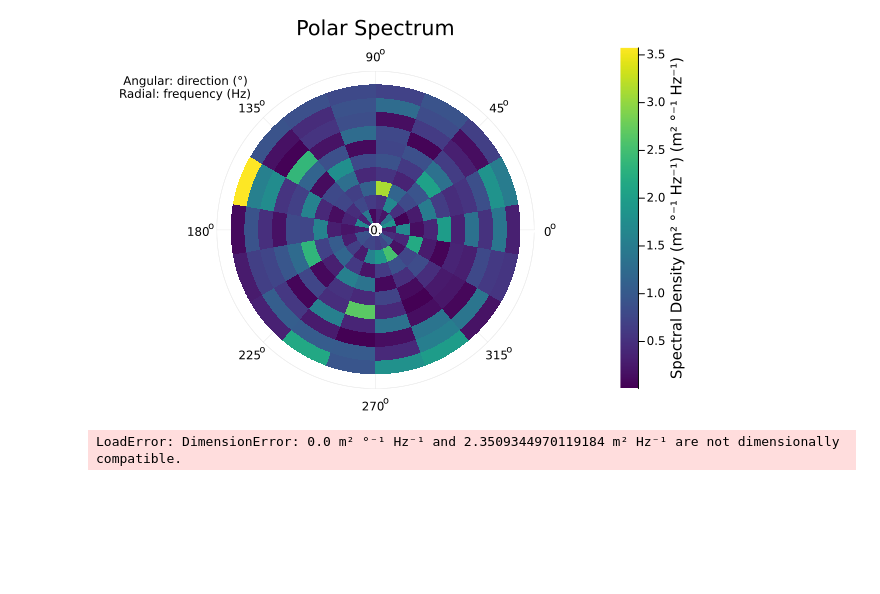
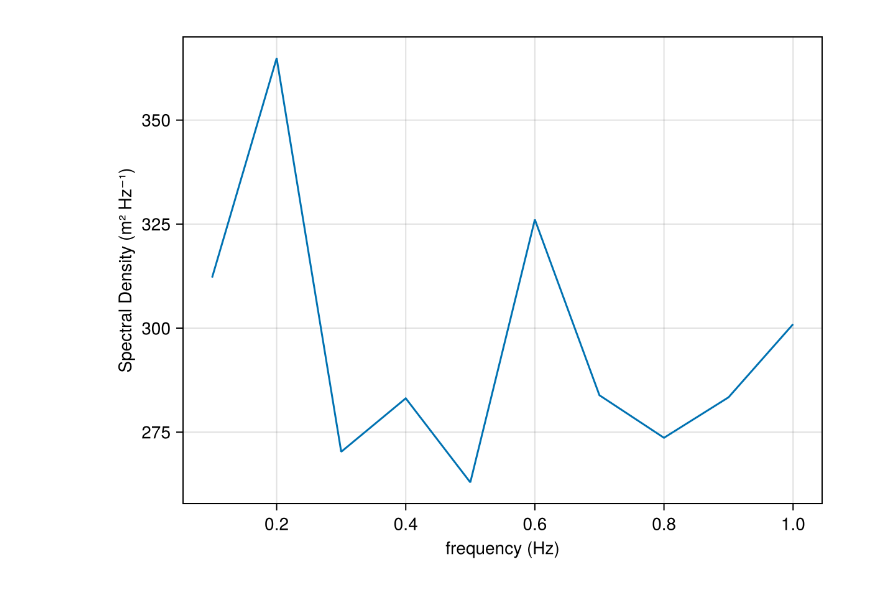
Before and after one commit to JuliaOceanWaves/WaveSpectra.jl, a Jupyter notebook: examples/test_Plots.ipynb, the cells around one changed output. Cells and saved outputs as stored; diff of their text form; code cells hidden in the pictures; blank space fills up the shorter version.

```diff
--- a/examples/test_Plots.ipynb
+++ b/examples/test_Plots.ipynb
@@ -17,17 +13,10 @@ Nf = 10
 Δf = 0.1Hz
 f = (Δf:Δf:Δf*Nf)
 
-Nθ = 18
+Nθ = 36
 Δθ = 360° / Nθ
 θ = (0:Nθ-1) * Δθ
 
-S = Spectrum(abs.(randn(Nf, Nθ) .+ 0.01) * m^2 / Hz / °, f, θ);
+S = Spectrum(abs.(randn(Nf, Nθ)) * m^2 / Hz / °, f, θ);
+Sc = Spectrum(abs.(randn(Nf, Nf)) * m^2 / Hz^2, f, f);
+So = integrate(S, :direction);
-# %%
-plot(S)
-# %% [output]
-[figure, removed]
-# %%
-omni_S = integrate(S, :axis2)
-plot(omni_S)
-# %% [output]
-LoadError: DimensionError: 0.0 m² °⁻¹ Hz⁻¹ and 2.3509344970119184 m² Hz⁻¹ are not dimensionally compatible.
@@ -47,0 +23,4 @@ plot(S, seriestype=:heatmap)
+# %%
+plot_spectrum(So)
+# %% [output]
+[figure, added]
```
Also changed, not shown: parts of 9 cells of this notebook, 27 other files.
